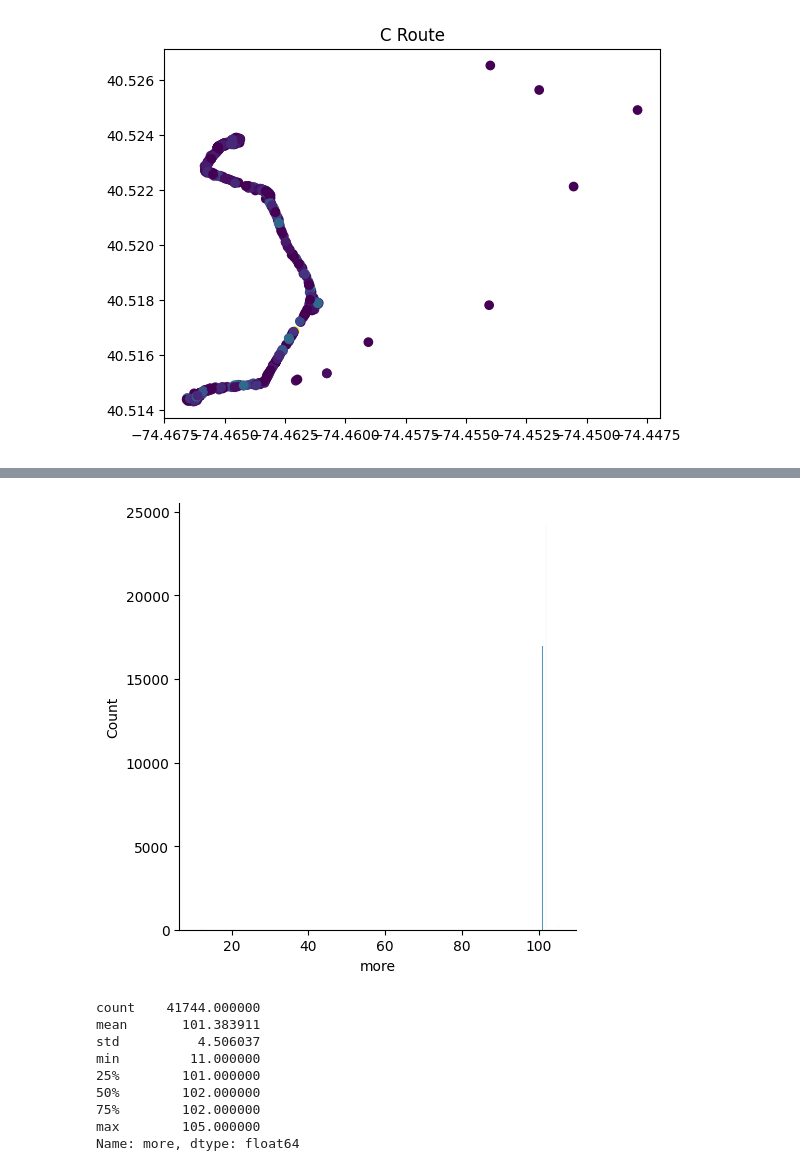
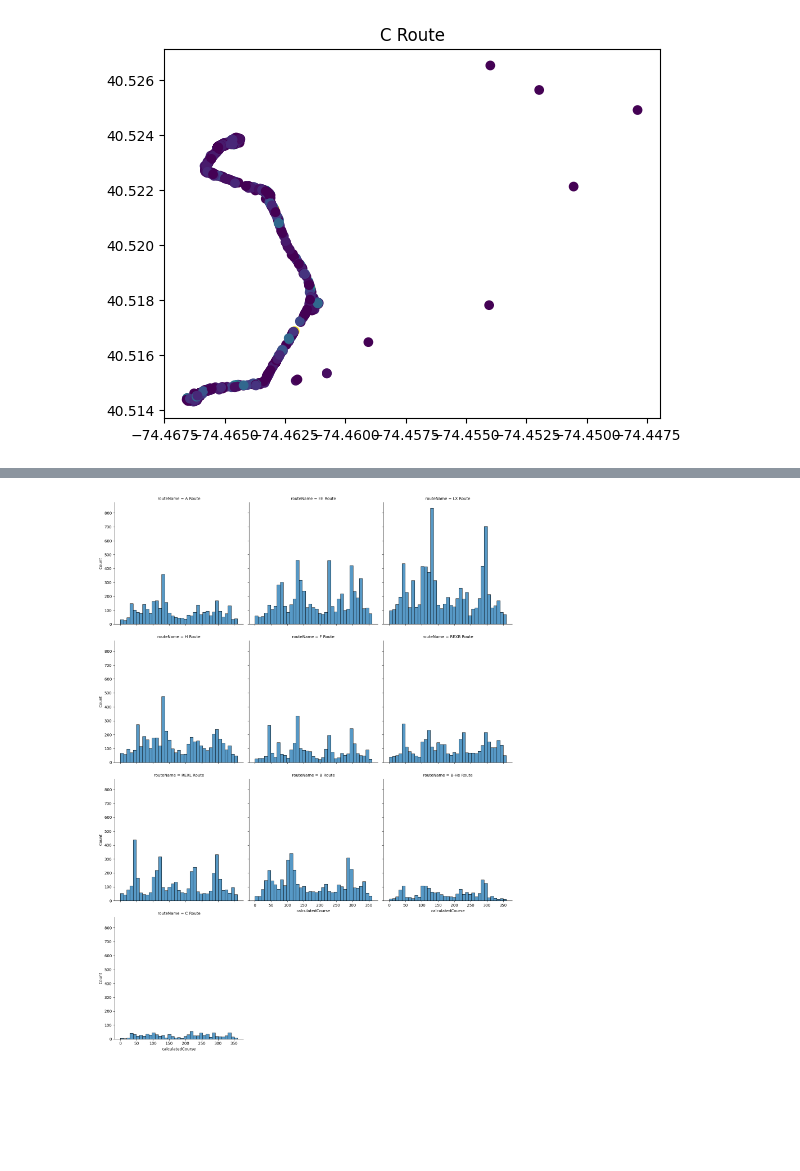
Before and after one commit to AkeBoss-tech/RutgersBusAnalysis, a Jupyter notebook: analyze.ipynb, the cells around one changed output, grey strips where cells are left out. Cells and saved outputs as stored; diff of their text form; code cells hidden in the pictures; blank space fills up the shorter version.

```diff
--- a/analyze.ipynb
+++ b/analyze.ipynb
@@ -13,7 +17,7 @@ data.head()
 # %%
 # convert timestamp to datetime
 data['timestamp'] = pd.to_datetime(data['timestamp'])
-
+data.drop(['speed', 'outOfService', 'tripId', 'outdated'], axis=1, inplace=True)
 data['load'] = data['paxLoad'] / data['totalCap']
 data.head()
 # %% [output]
@@ -156,16 +160,6 @@ for route in data['routeName'].unique():
 # %%
 # graph the distribution of more
-sns.displot(data, x='more')
+sns.displot(data, x='calculatedCourse', col='routeName', col_wrap=3)
 plt.show()
-data["more"].describe()
 # %% [output]
-[figure, old version]
+[figure, new version]
-count    41744.000000
-mean       101.383911
-std          4.506037
-min         11.000000
-25%        101.000000
-50%        102.000000
-75%        102.000000
-max        105.000000
-Name: more, dtype: float64
```
Also changed, not shown: parts of 7 cells of this notebook, 11 other files.
